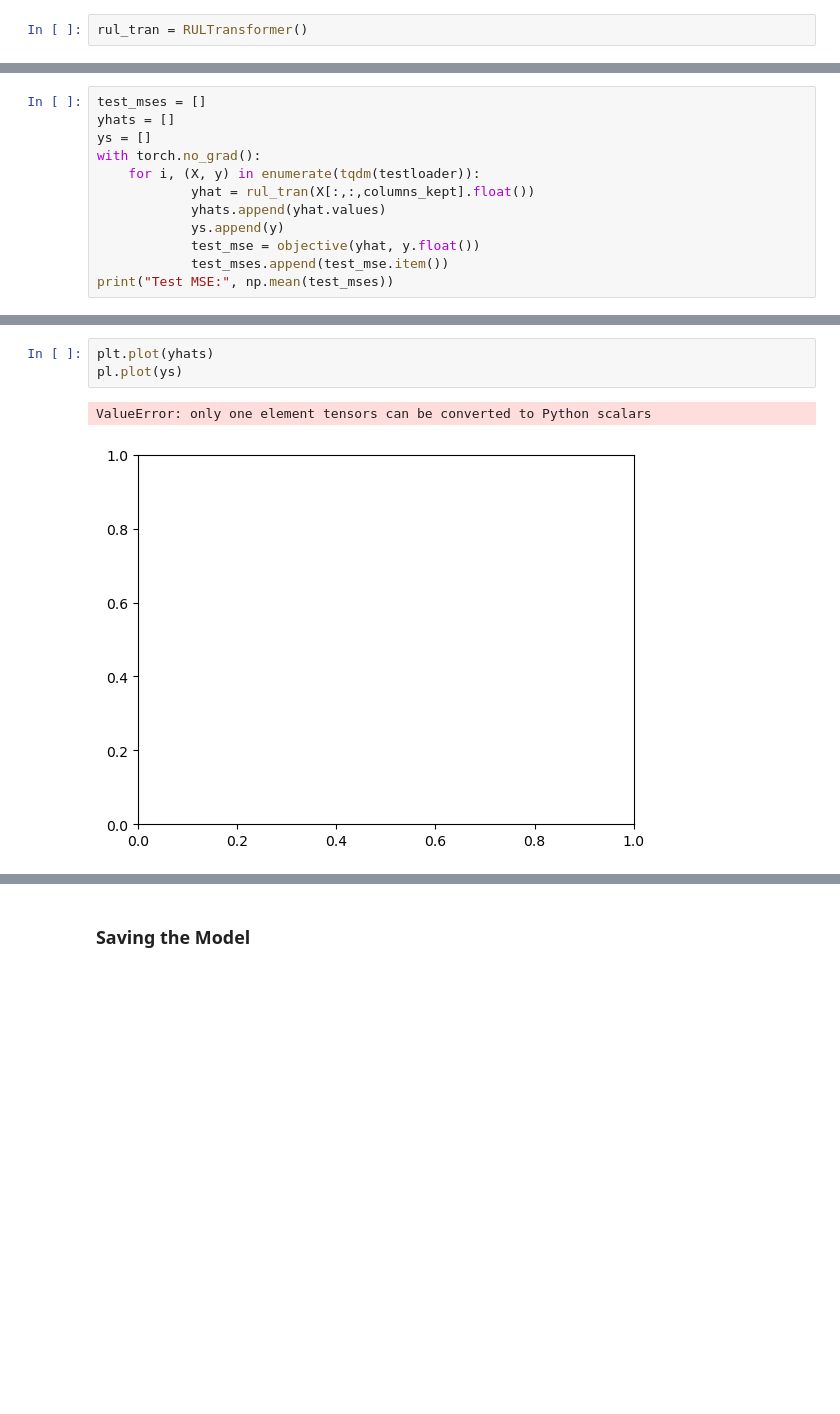
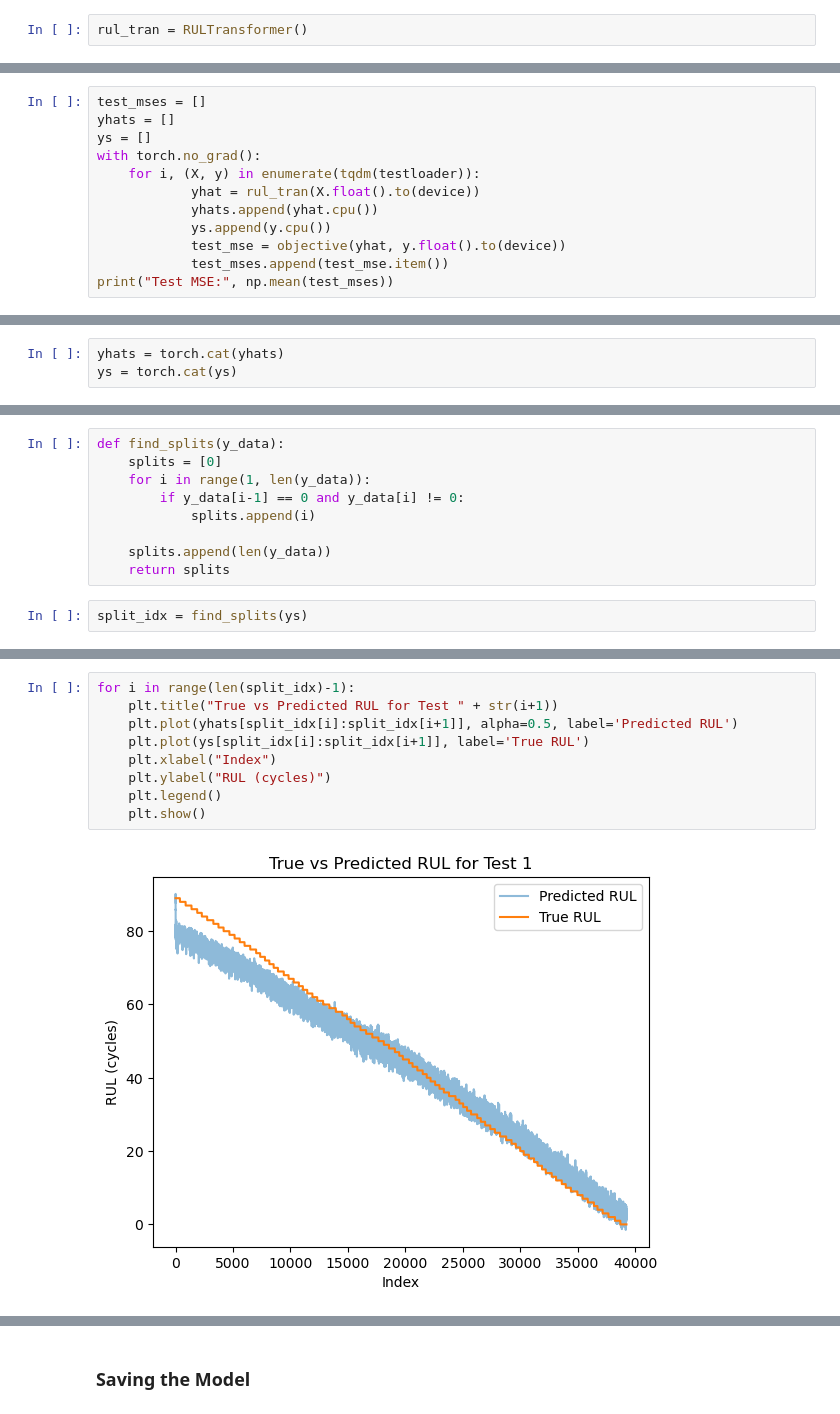
Before and after one commit to acoursey3/transimputer-prognostics, a Jupyter notebook: code/RUL Transformer.ipynb, the cells around one changed output, grey strips where cells are left out. Drawn from its saved outputs; the diff is of its cells as text; blank space fills up the shorter version.

```diff
--- a/code/RUL Transformer.ipynb
+++ b/code/RUL Transformer.ipynb
@@ -161,10 +116,10 @@ yhats = []
 ys = []
 with torch.no_grad():
     for i, (X, y) in enumerate(tqdm(testloader)):
-            yhat = rul_tran(X[:,:,columns_kept].float())
-            yhats.append(yhat.values)
-            ys.append(y)
-            test_mse = objective(yhat, y.float())
+            yhat = rul_tran(X.float().to(device))
+            yhats.append(yhat.cpu())
+            ys.append(y.cpu())
+            test_mse = objective(yhat, y.float().to(device))
             test_mses.append(test_mse.item())
 print("Test MSE:", np.mean(test_mses))
 # %% [output]
@@ -184,0 +146,3 @@ tensor([210.9679, 194.1083, 217.5564, 207.1253, 204.0876, 225.3761, 238.6421,
+# %%
+yhats = torch.cat(yhats)
+ys = torch.cat(ys)
@@ -184,0 +155,11 @@ tensor([210.9679, 194.1083, 217.5564, 207.1253, 204.0876, 225.3761, 238.6421,
+# %%
+def find_splits(y_data):
+    splits = [0]
+    for i in range(1, len(y_data)):
+        if y_data[i-1] == 0 and y_data[i] != 0:
+            splits.append(i)
+
+    splits.append(len(y_data))
+    return splits
+# %%
+split_idx = find_splits(ys)
@@ -185,6 +170,11 @@ tensor([210.9679, 194.1083, 217.5564, 207.1253, 204.0876, 225.3761, 238.6421,
 # %%
-plt.plot(yhats)
-pl.plot(ys)
+for i in range(len(split_idx)-1):
+    plt.title("True vs Predicted RUL for Test " + str(i+1))
+    plt.plot(yhats[split_idx[i]:split_idx[i+1]], alpha=0.5, label='Predicted RUL')
+    plt.plot(ys[split_idx[i]:split_idx[i+1]], label='True RUL')
+    plt.xlabel("Index")
+    plt.ylabel("RUL (cycles)")
+    plt.legend()
+    plt.show()
 # %% [output]
-ValueError: only one element tensors can be converted to Python scalars
-[figure, old version]
+[figure, new version]
```
Also changed, not shown: parts of 13 cells of this notebook, 1 other file.
